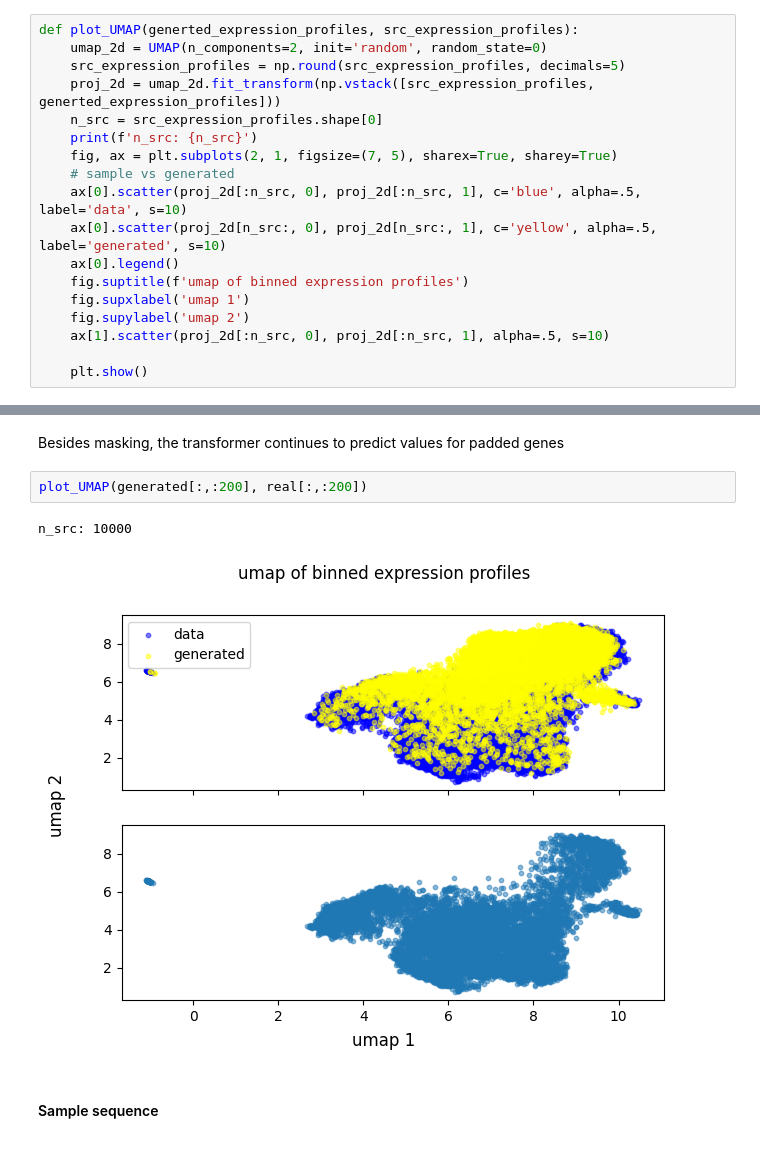
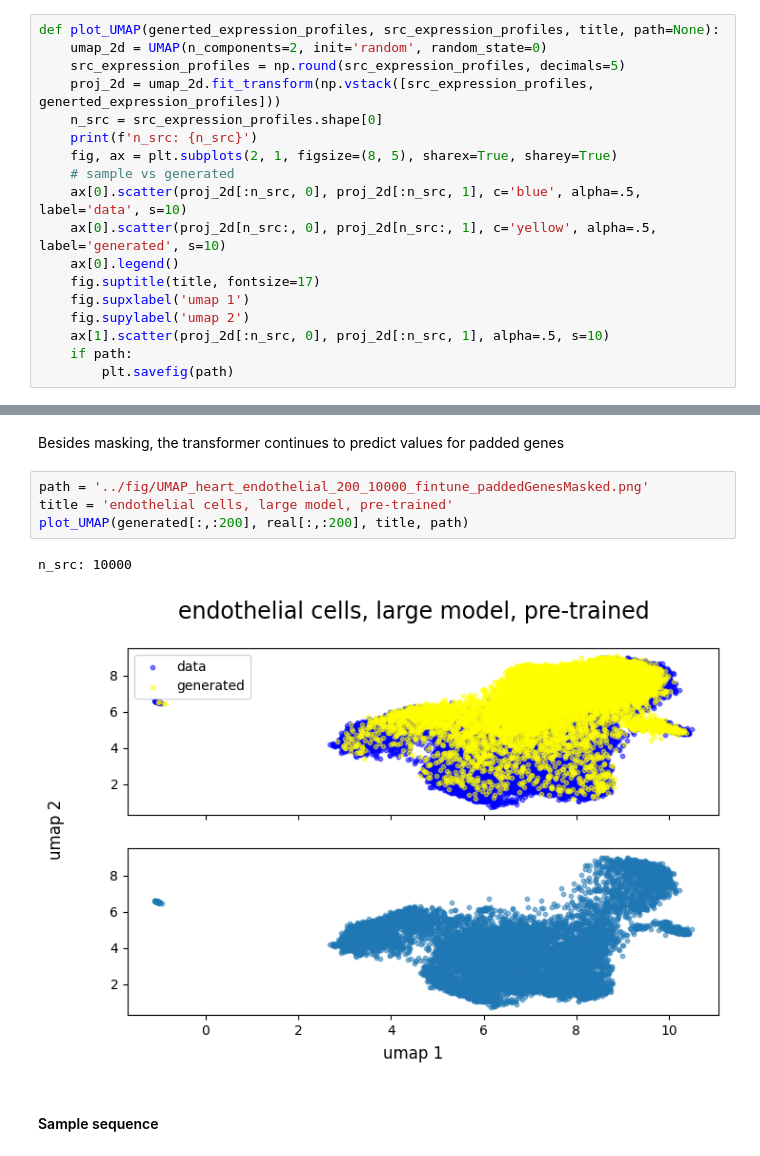
Before and after one commit to Fkrgl/scTransformer, a Jupyter notebook: src/heart_endothelial_generated_samples.ipynb, the cells around one changed output, grey strips where cells are left out. Drawn from its saved outputs; the diff is of its cells as text.

```diff
--- a/src/heart_endothelial_generated_samples.ipynb
+++ b/src/heart_endothelial_generated_samples.ipynb
@@ -10,23 +10,23 @@ import torch.nn as nn
 import torch
 import numpy as np
 # %%
-def plot_UMAP(generted_expression_profiles, src_expression_profiles):
+def plot_UMAP(generted_expression_profiles, src_expression_profiles, title, path=None):
     umap_2d = UMAP(n_components=2, init='random', random_state=0)
     src_expression_profiles = np.round(src_expression_profiles, decimals=5)
     proj_2d = umap_2d.fit_transform(np.vstack([src_expression_profiles, generted_expression_profiles]))
     n_src = src_expression_profiles.shape[0]
     print(f'n_src: {n_src}')
-    fig, ax = plt.subplots(2, 1, figsize=(7, 5), sharex=True, sharey=True)
+    fig, ax = plt.subplots(2, 1, figsize=(8, 5), sharex=True, sharey=True)
     # sample vs generated
     ax[0].scatter(proj_2d[:n_src, 0], proj_2d[:n_src, 1], c='blue', alpha=.5, label='data', s=10)
     ax[0].scatter(proj_2d[n_src:, 0], proj_2d[n_src:, 1], c='yellow', alpha=.5, label='generated', s=10)
     ax[0].legend()
-    fig.suptitle(f'umap of binned expression profiles')
+    fig.suptitle(title, fontsize=17)
     fig.supxlabel('umap 1')
     fig.supylabel('umap 2')
     ax[1].scatter(proj_2d[:n_src, 0], proj_2d[:n_src, 1], alpha=.5, s=10)
-
-    plt.show()
+    if path:
+        plt.savefig(path)
 # %%
 def load_samples(path, n_samples):
     samples = np.load(path)
@@ -84,10 +84,12 @@ print(np.sum(generated[:,200:]))
 # %% [markdown]
 Besides masking, the transformer continues to predict values for padded genes
 # %%
-plot_UMAP(generated[:,:200], real[:,:200])
+path = '../fig/UMAP_heart_endothelial_200_10000_fintune_paddedGenesMasked.png'
+title = 'endothelial cells, large model, pre-trained'
+plot_UMAP(generated[:,:200], real[:,:200], title, path)
 # %% [output]
 n_src: 10000
-[figure, old version]
+[figure, new version]
 # %% [markdown]
 #### Sample sequence
 # %%
```
Also changed, not shown: parts of 3 cells of this notebook, 15 other files.
